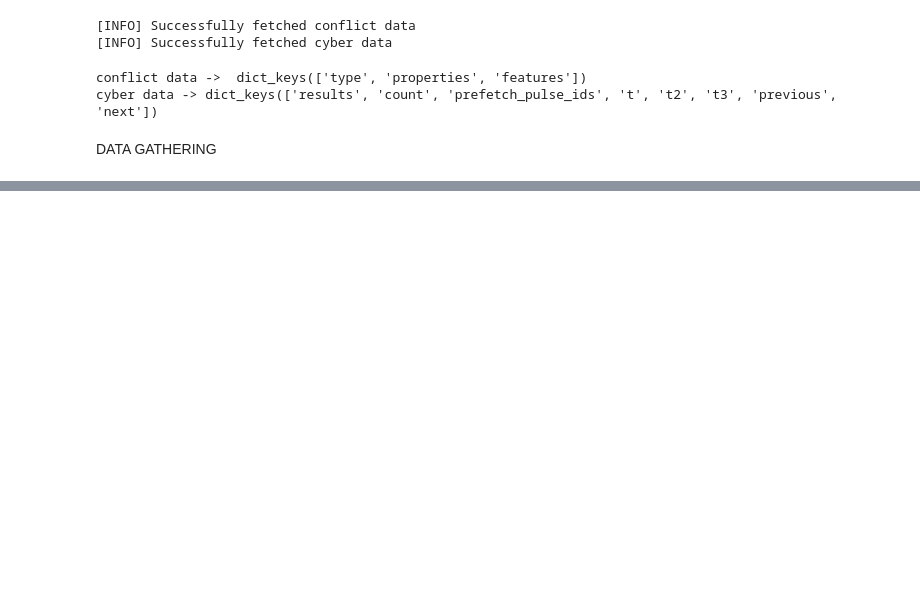
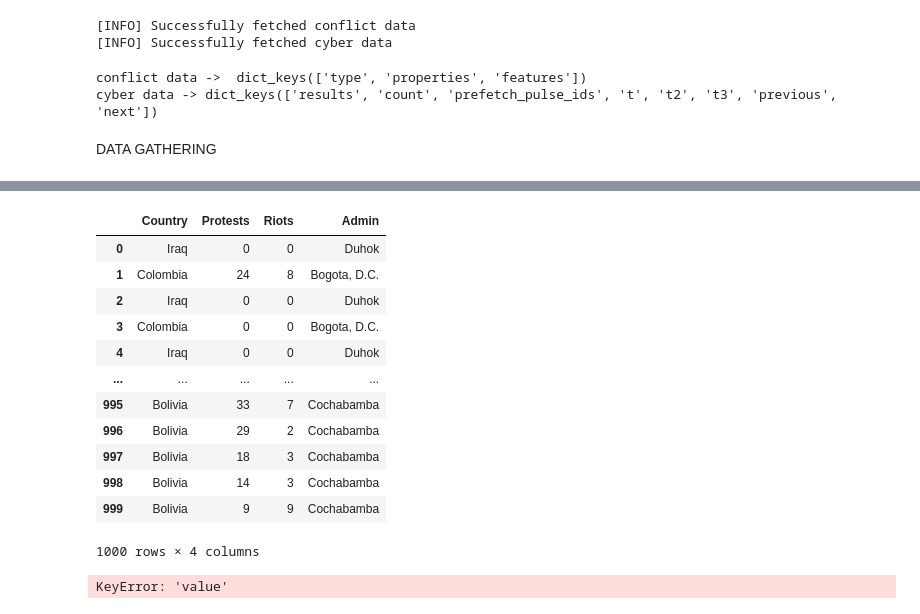
Before and after one commit to N0teveryth1ng/testopenintel, a Jupyter notebook: openINTEL.ipynb, the cells around one changed output, grey strips where cells are left out. Cells and saved outputs as stored; diff of their text form; code cells hidden in the pictures; blank space fills up the shorter version.

```diff
--- a/openINTEL.ipynb
+++ b/openINTEL.ipynb
@@ -155,0 +229,42 @@ df.head()
+# %%
+conflict_df
+# %% [output]
+|  | Country | Protests | Riots | Admin |
+| 0 | Iraq | 0 | 0 | Duhok |
+| 1 | Colombia | 24 | 8 | Bogota, D.C. |
+| 2 | Iraq | 0 | 0 | Duhok |
+| 3 | Colombia | 0 | 0 | Bogota, D.C. |
+| 4 | Iraq | 0 | 0 | Duhok |
+| ... | ... | ... | ... | ... |
+| 995 | Bolivia | 33 | 7 | Cochabamba |
+| 996 | Bolivia | 29 | 2 | Cochabamba |
+| 997 | Bolivia | 18 | 3 | Cochabamba |
+| 998 | Bolivia | 14 | 3 | Cochabamba |
+| 999 | Bolivia | 9 | 9 | Cochabamba |
+1000 rows × 4 columns
+# %%
+conflict_df.columns = conflict_df.columns.str.strip().str.lower()
+
+encoders = {}
+for cols in ['Country','Protests']:
+    le = LabelEncoder()
+    conflict_df[col] = le.fit_transform(conflict_df[col].astype(str))
+    encoders[col] = le
+
+X = conflict_df[['Country', 'Protests']]
+y = conflict_df['Riots']
+
+# split test anf train
+X_test, x_train, Y_test, y_train = train_test_split(
+    X,y, test_size = 0.33, random_state = 42
+)
+
+#  classifier
+model = RandomForestClassifier()
+model.fit(X_train,y_train)
+
+# evaluate
+y_pred = model.predict(X_test)
+print("Accuracy:", accuracy_score(y_test,y_pred))
+# %% [output]
+KeyError: 'value'
```
Also changed, not shown: parts of 10 cells of this notebook.
